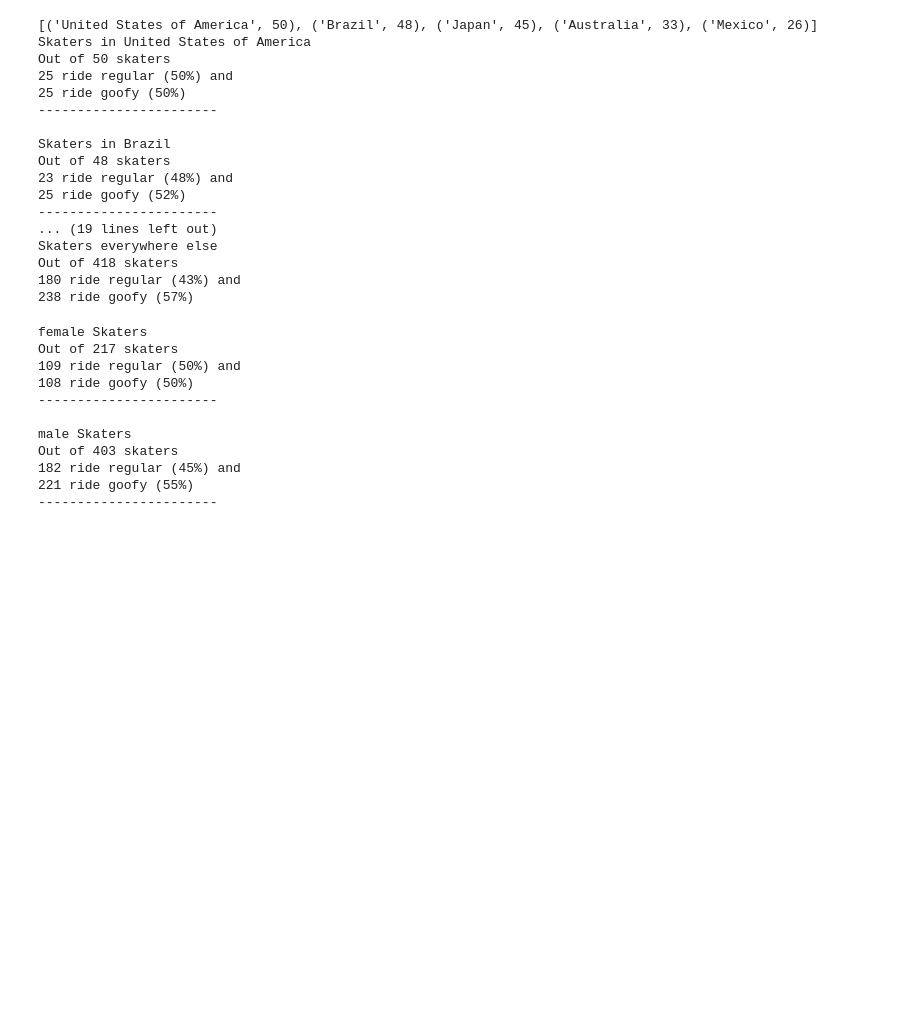
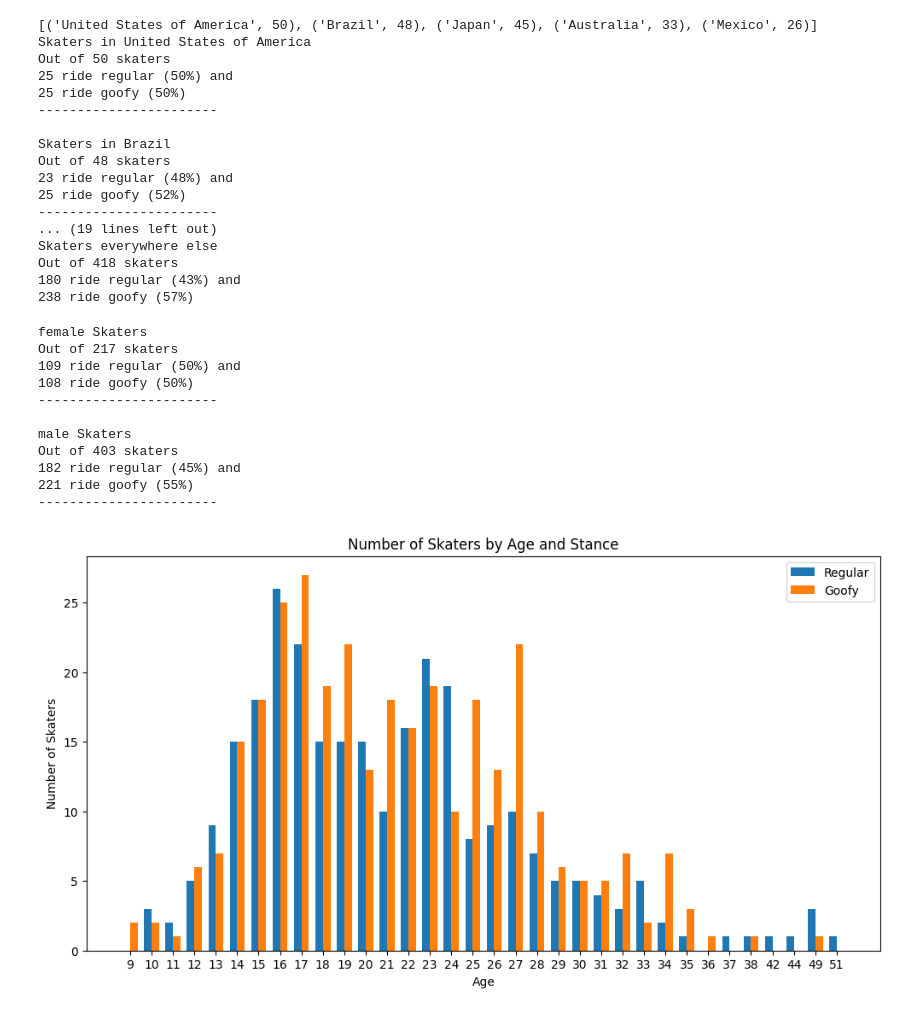
Before and after one commit to azeemba/visualizations, a Jupyter notebook: skateboarding-stance.ipynb, the cells around one changed output. Cells and saved outputs as stored; diff of their text form; code cells hidden in the pictures; blank space fills up the shorter version.

```diff
--- a/skateboarding-stance.ipynb
+++ b/skateboarding-stance.ipynb
@@ -6,23 +6,3 @@ from functools import cache
 
 from dataclasses import dataclass
 from enum import Enum, StrEnum, Flag, auto
-# %%
-url = "https://wyldata.com/api/iframes/ranking/olympic-paris/?gender=1&discipline=2&nation&continent&page=2&type=WITH_NC"
-referrer = "https://wyldata.com/iframes/wsk-owsr1-ranking"
-headers = {
-    "User-Agent": "Mozilla/5.0 (Windows NT 10.0; Win64; x64; rv:129.0) Gecko/20100101 Firefox/129.0",
-    "Accept": "*/*",
-    "Accept-Language": "en-US,en;q=0.5",
-    "Sec-GPC": "1",
-    "Sec-Fetch-Dest": "empty",
-    "Sec-Fetch-Mode": "cors",
-    "Sec-Fetch-Site": "same-origin",
-    "Priority": "u=4",
-    "Pragma": "no-cache",
-    "Cache-Control": "no-cache",
-    "referer": referrer
-}
-
-response = requests.get(url, headers=headers, allow_redirects=False)
-data = json.loads(response.text)
-print(data)
@@ -298,3 +276,40 @@ Out of 403 skaters
 182 ride regular (45%) and
 221 ride goofy (55%)
 -----------------------
+# %%
+import matplotlib.pyplot as plt
+import numpy as np
+
+regular_ages = [skater.age for skater in skaters if skater.stance == Stance.REGULAR and skater.age]
+goofy_ages = [skater.age for skater in skaters if skater.stance == Stance.GOOFY and skater.age]
+
+# Get unique ages
+unique_ages = sorted(set(regular_ages + goofy_ages))
+
+# Count skaters per age
+regular_count = Counter(regular_ages)
+goofy_count = Counter(goofy_ages)
+
+# Prepare data for the plot
+regular_values = [regular_count.get(age, 0) for age in unique_ages]
+goofy_values = [goofy_count.get(age, 0) for age in unique_ages]
+
+# Plot the data
+x = np.arange(len(unique_ages))  # X-axis positions
+width = 0.35  # Width of the bars
+
+fig, ax = plt.subplots(figsize=(12, 6))
+ax.bar(x - width/2, regular_values, width, label='Regular')
+ax.bar(x + width/2, goofy_values, width, label='Goofy')
+
+# Labels and legend
+ax.set_xlabel('Age')
+ax.set_ylabel('Number of Skaters')
+ax.set_title('Number of Skaters by Age and Stance')
+ax.set_xticks(x)
+ax.set_xticklabels(unique_ages)
+ax.legend()
+
+plt.show()
+# %% [output]
+[figure, added]
```
Also changed, not shown: parts of 2 cells of this notebook, 2 other files.
